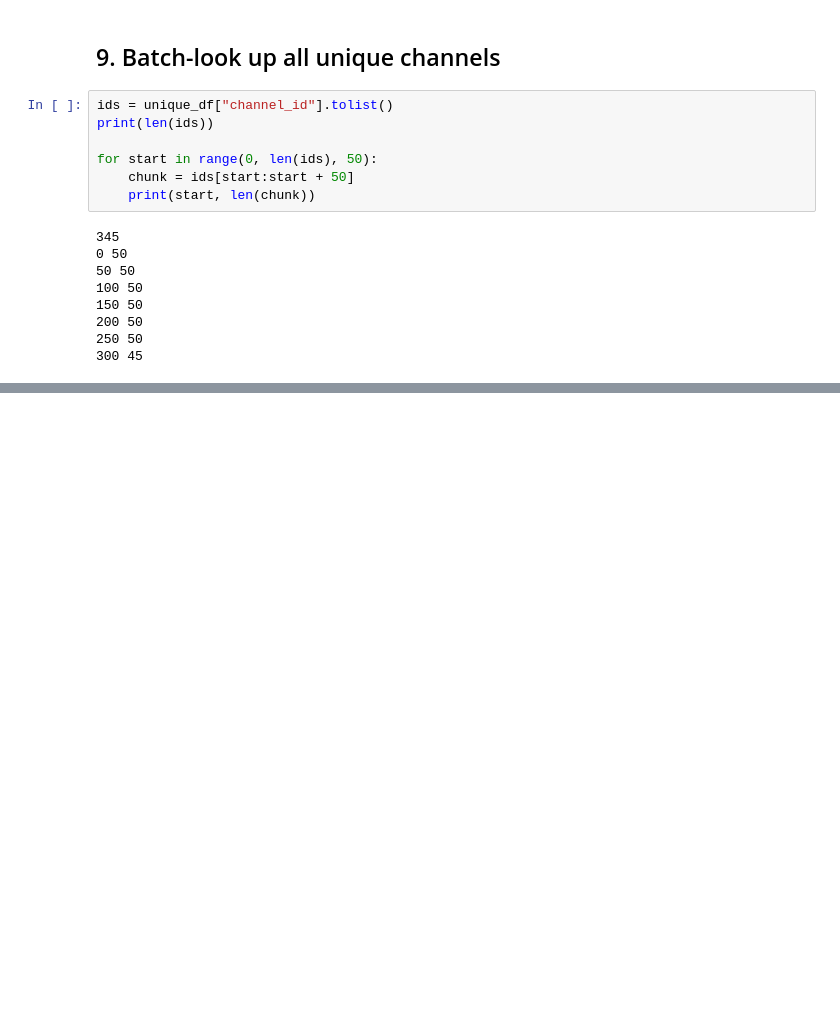
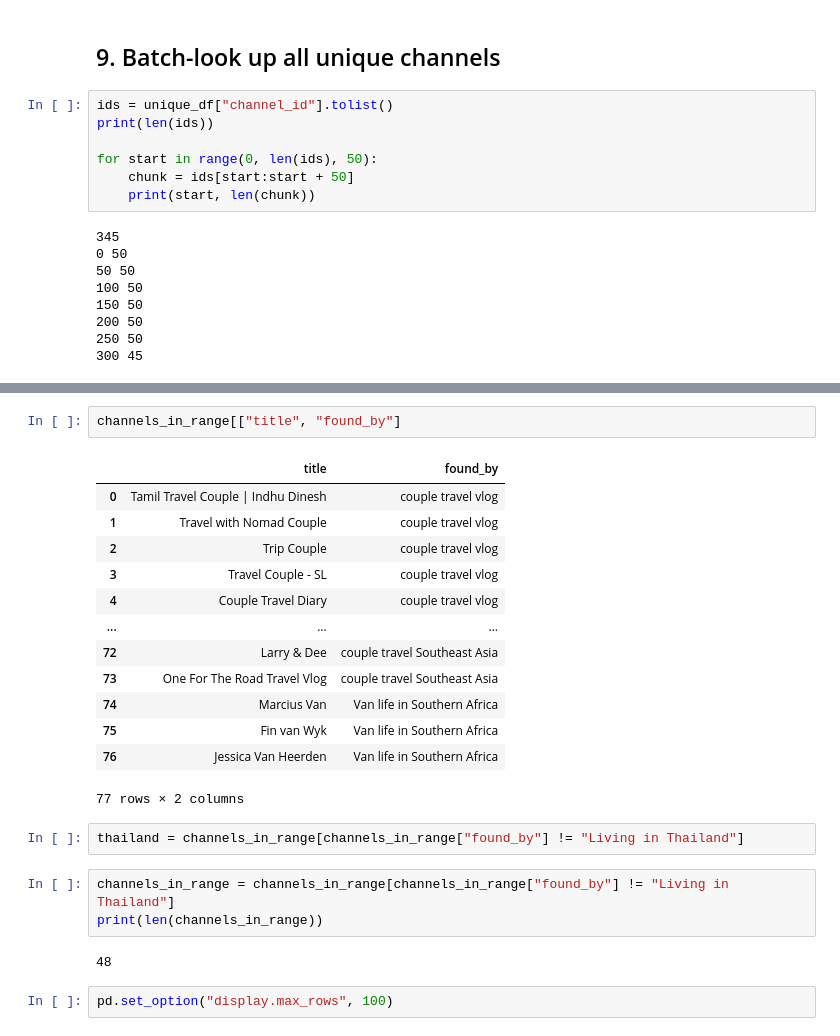
Before and after one commit to Rpvermaak/youtube-title-predictor, a Jupyter notebook: explore_api.ipynb, the cells around one changed output, grey strips where cells are left out. Saved outputs shown, nothing was run; the diff lists cells and outputs as text; blank space fills up the shorter version.

```diff
--- a/explore_api.ipynb
+++ b/explore_api.ipynb
@@ -420,0 +515,25 @@ for start in range(0, len(ids), 50):
+# %%
+channels_in_range[["title", "found_by"]
+# %% [output]
+|  | title | found_by |
+| 0 | Tamil Travel Couple | Indhu Dinesh | couple travel vlog |
+| 1 | Travel with Nomad Couple | couple travel vlog |
+| 2 | Trip Couple | couple travel vlog |
+| 3 | Travel Couple - SL | couple travel vlog |
+| 4 | Couple Travel Diary | couple travel vlog |
+| ... | ... | ... |
+| 72 | Larry & Dee | couple travel Southeast Asia |
+| 73 | One For The Road Travel Vlog | couple travel Southeast Asia |
+| 74 | Marcius Van | Van life in Southern Africa |
+| 75 | Fin van Wyk | Van life in Southern Africa |
+| 76 | Jessica Van Heerden | Van life in Southern Africa |
+77 rows × 2 columns
+# %%
+thailand = channels_in_range[channels_in_range["found_by"] != "Living in Thailand"]
+# %%
+channels_in_range = channels_in_range[channels_in_range["found_by"] != "Living in Thailand"]
+print(len(channels_in_range))
+# %% [output]
+48
+# %%
+pd.set_option("display.max_rows", 100)
```
Also changed, not shown: parts of 17 cells of this notebook, 1 other file.
